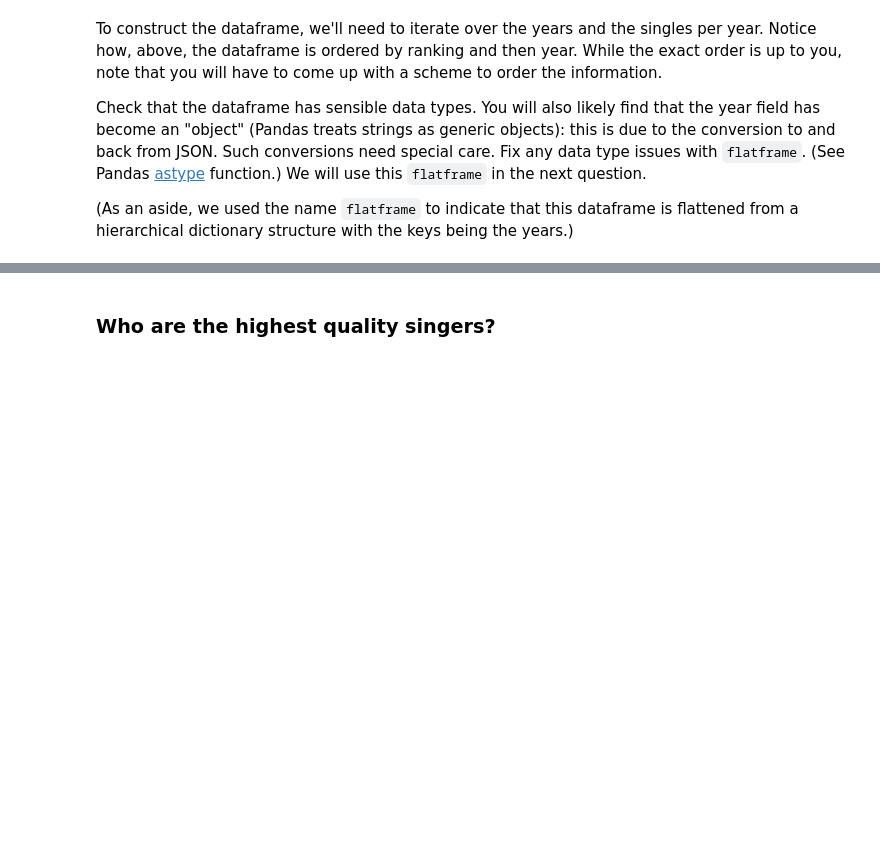
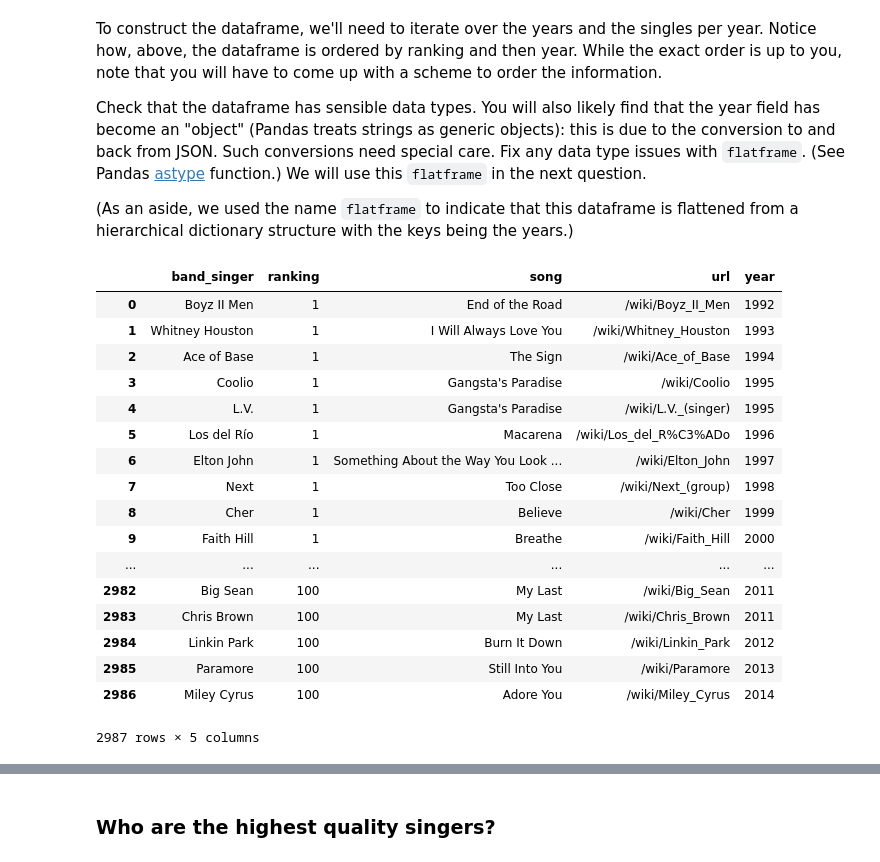
Before and after one commit to nondracek/CS109_GroupWork, a Jupyter notebook: cs109a_hw1.ipynb, the cells around one changed output, grey strips where cells are left out. Cells and saved outputs as stored; diff of their text form; code cells hidden in the pictures; blank space fills up the shorter version.

```diff
--- a/cs109a_hw1.ipynb
+++ b/cs109a_hw1.ipynb
@@ -379,3 +379,49 @@ Check that the dataframe has sensible data types. You will also likely find that
 We will use this `flatframe` in the next question.
 
 (As an aside, we used the name `flatframe` to indicate that this dataframe is flattened from a hierarchical dictionary structure with the keys being the years.)
+# %%
+new_yearinfo = []
+# loop through every singer, for every song, of every year
+for year in range(len(yearinfo)):
+    yearEntry = []
+    for rank in range(len(yearinfo[1])):
+        counter = 0
+        for singer in yearinfo[year][rank]['band_singer']:
+            # rebuild dictionary entry in usable format for dataframe
+            date = year + 1992
+            ranking = rank + 1
+            song = yearinfo[year][rank]['song'][0]
+            url = yearinfo[year][rank]['url'][counter]
+            counter += 1
+            entry = {'year': date, 'band_singer': singer, 'song': song, 'url': url, 'ranking' : ranking}
+            yearEntry.append(entry)
+    new_yearinfo.append(yearEntry)
+
+# build base datframe from 1992
+df = pd.DataFrame.from_dict(new_yearinfo[0])
+# append to dataframe additional years
+for i in range(1, len(new_yearinfo)):
+    df = df.append(pd.DataFrame.from_dict(new_yearinfo[i]), ignore_index=True)
+
+# sort by ranking and year, and re-index
+df=df.sort_values(by=['ranking', 'year']).reset_index(drop=True)
+flatframe = df
+# %% [output]
+|  | band_singer | ranking | song | url | year |
+| 0 | Boyz II Men | 1 | End of the Road | /wiki/Boyz_II_Men | 1992 |
+| 1 | Whitney Houston | 1 | I Will Always Love You | /wiki/Whitney_Houston | 1993 |
+| 2 | Ace of Base | 1 | The Sign | /wiki/Ace_of_Base | 1994 |
+| 3 | Coolio | 1 | Gangsta's Paradise | /wiki/Coolio | 1995 |
+| 4 | L.V. | 1 | Gangsta's Paradise | /wiki/L.V._(singer) | 1995 |
+| 5 | Los del Río | 1 | Macarena | /wiki/Los_del_R%C3%ADo | 1996 |
+| 6 | Elton John | 1 | Something About the Way You Look ... | /wiki/Elton_John | 1997 |
+| 7 | Next | 1 | Too Close | /wiki/Next_(group) | 1998 |
+| 8 | Cher | 1 | Believe | /wiki/Cher | 1999 |
+| 9 | Faith Hill | 1 | Breathe | /wiki/Faith_Hill | 2000 |
+| ... | ... | ... | ... | ... | ... |
+| 2982 | Big Sean | 100 | My Last | /wiki/Big_Sean | 2011 |
+| 2983 | Chris Brown | 100 | My Last | /wiki/Chris_Brown | 2011 |
+| 2984 | Linkin Park | 100 | Burn It Down | /wiki/Linkin_Park | 2012 |
+| 2985 | Paramore | 100 | Still Into You | /wiki/Paramore | 2013 |
+| 2986 | Miley Cyrus | 100 | Adore You | /wiki/Miley_Cyrus | 2014 |
+2987 rows × 5 columns
```
Also changed, not shown: parts of 1 cell of this notebook.
